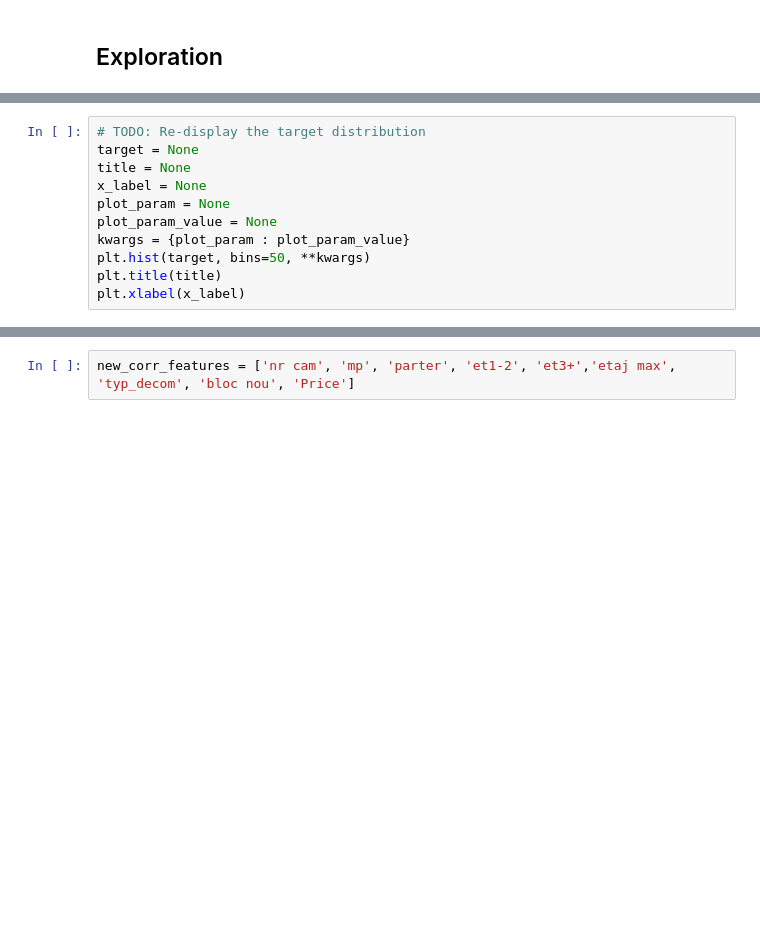
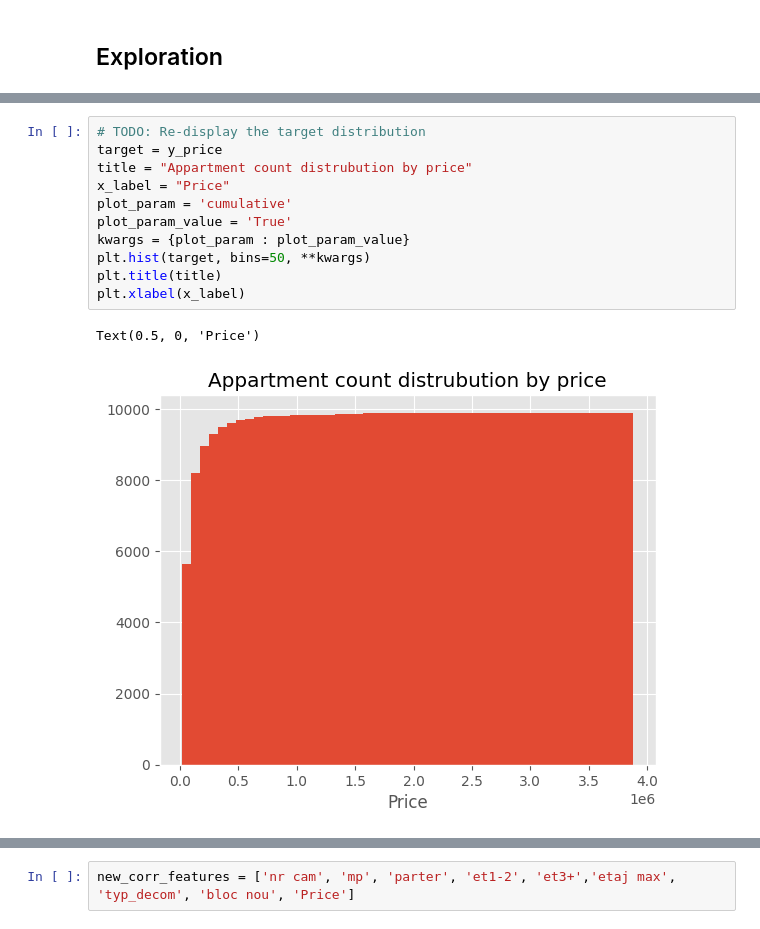
Before and after one commit to gugumoky275/DS105-02, a Jupyter notebook: scripts/01_real_estate_models_base.ipynb, the cells around one changed output, grey strips where cells are left out. Drawn from its saved outputs; the diff is of its cells as text; blank space fills up the shorter version.

```diff
--- a/scripts/01_real_estate_models_base.ipynb
+++ b/scripts/01_real_estate_models_base.ipynb
@@ -52,13 +107,16 @@ plt.xlabel(x_label)
 # %%
 # TODO: Re-display the target distribution
-target = None
-title = None
-x_label = None
-plot_param = None
-plot_param_value = None
+target = y_price
+title = "Appartment count distrubution by price"
+x_label = "Price"
+plot_param = 'cumulative'
+plot_param_value = 'True'
 kwargs = {plot_param : plot_param_value}
 plt.hist(target, bins=50, **kwargs)
 plt.title(title)
 plt.xlabel(x_label)
+# %% [output]
+Text(0.5, 0, 'Price')
+[figure, added]
 # %%
 X.corr()
```
Also changed, not shown: parts of 42 cells of this notebook.
